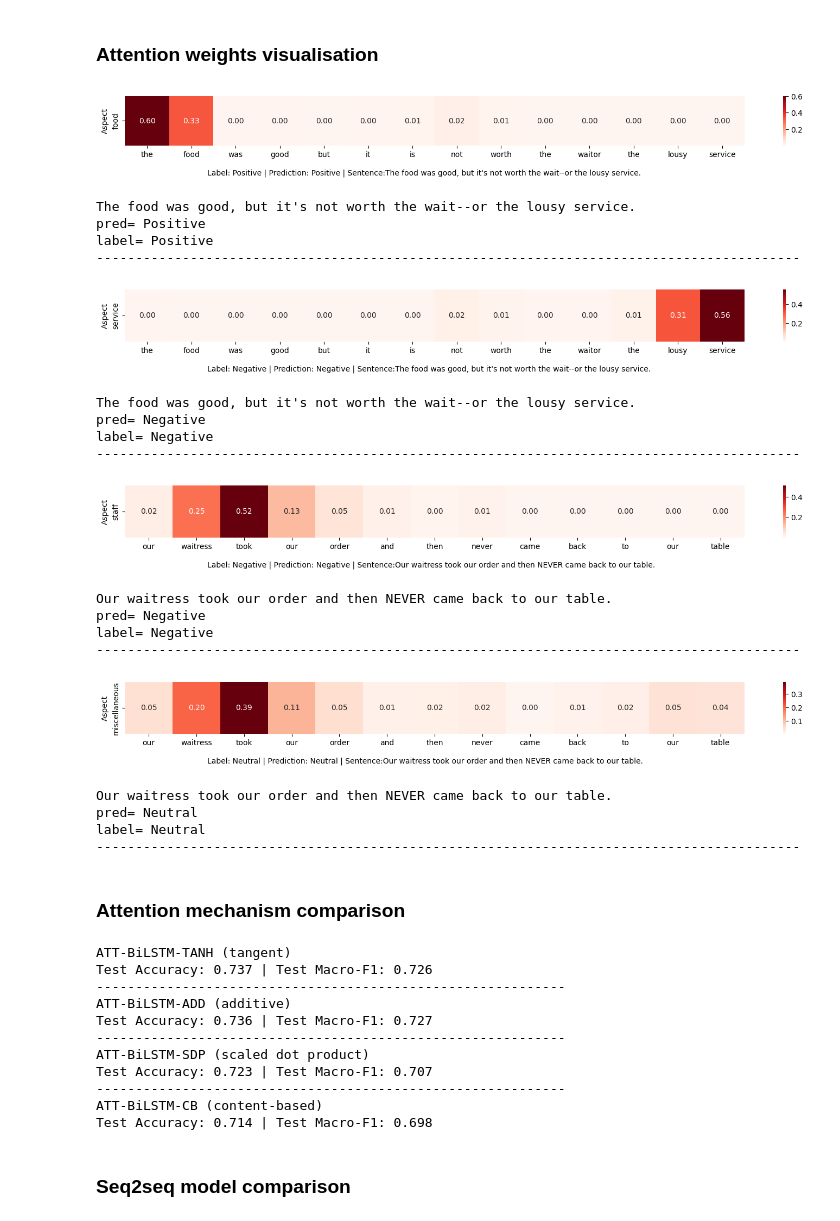
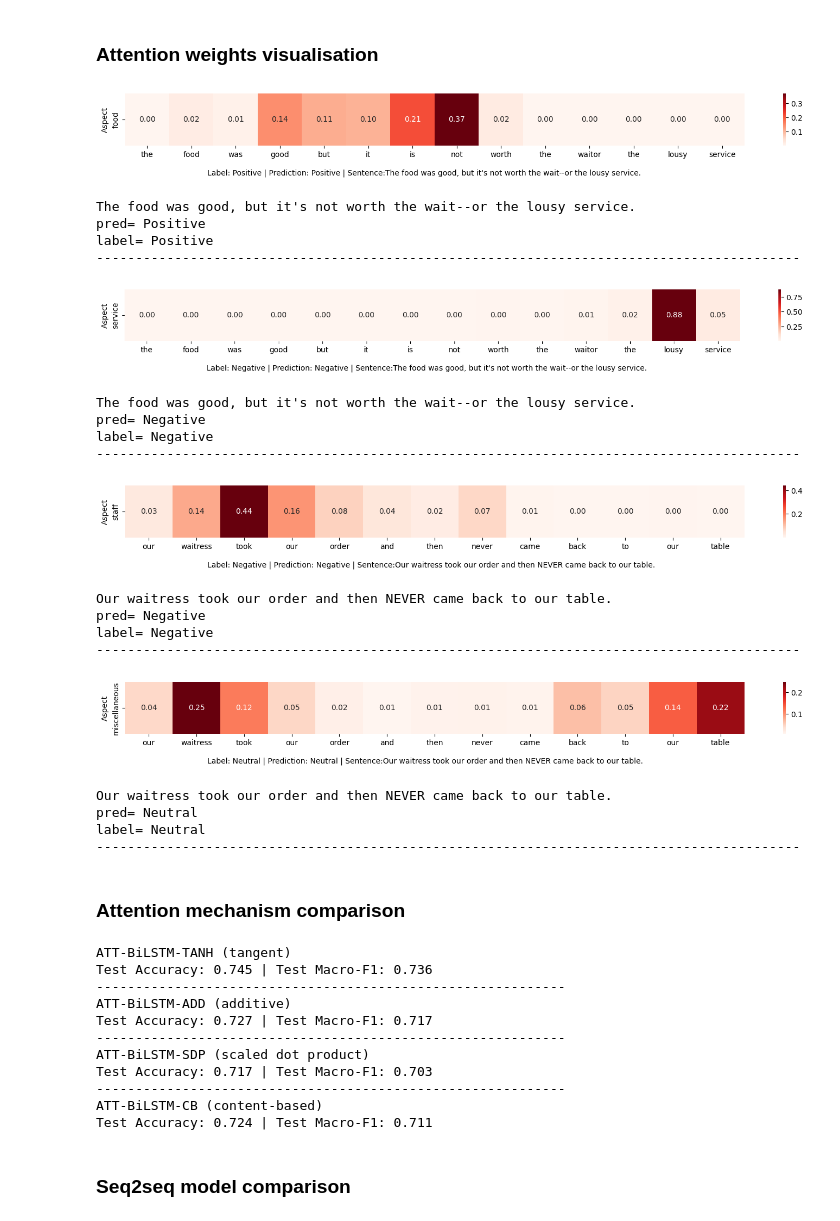
Before and after one commit to milanaveed/cits4012_project, a Jupyter notebook: 4012_v1.ipynb, the cells around one changed output. Cells and saved outputs as stored; diff of their text form; code cells hidden in the pictures.

```diff
--- a/4012_v1.ipynb
+++ b/4012_v1.ipynb
@@ -2798,7 +2798,7 @@ def generate_plot(index, sentence, aspect, attention_weights, text):
         fontsize=10,
     )
     save_fig(
-        f"visualise_weights_{index}",
+        f"weights_{index}",
         tight_layout=True,
         bbox_inches="tight",
         pad_inches=0.05,
@@ -2830,49 +2830,49 @@ def visualize_attention(df, index, attention_weights, predictions, labels):
 all_predictions = []
 all_labels = []
 
 model3.eval()
 with torch.no_grad():
     data_iter = iter(test_loader2)
     batch_sentences, batch_aspects, labels = next(data_iter)
 
     for target_index in list(range(16)):
 
         sentences = batch_sentences[target_index].unsqueeze(0).to(device)
         aspects = batch_aspects[target_index].unsqueeze(0).to(device)
 
         # Get the attention weight from the model
         outputs, attention_weights = model3(sentences, aspects)
         _, predicted = torch.max(outputs, 1)
         all_predictions.extend(predicted.cpu().numpy())
         all_labels.extend(labels.cpu().numpy())
 
         index_to_label = {0: "Neutral", 1: "Positive", 2: "Negative"}
 
         # visualize_attention(
         #     test_df, target_index, attention_weights, all_predictions, all_labels
         # )
 
         if target_index in list([2, 3, 10, 11]):
             visualize_attention(
                 test_df, target_index, attention_weights, all_predictions, all_labels
             )
 # %% [output]
-[figure, old version]
+[figure, new version]
 The food was good, but it's not worth the wait--or the lousy service.
 pred= Positive
 label= Positive
 ------------------------------------------------------------------------------------------
-[figure, old version]
+[figure, new version]
 The food was good, but it's not worth the wait--or the lousy service.
 pred= Negative
 label= Negative
 ------------------------------------------------------------------------------------------
-[figure, old version]
+[figure, new version]
 Our waitress took our order and then NEVER came back to our table.
 pred= Negative
 label= Negative
 ------------------------------------------------------------------------------------------
-[figure, old version]
+[figure, new version]
 Our waitress took our order and then NEVER came back to our table.
 pred= Neutral
 label= Neutral
@@ -2888,7 +2888,7 @@ hidden_dim = 128
 output_dim = 3
 num_layers = 2
 dropout_p = 0.2
-num_epochs = 30
+num_epochs = 20
 
 
 device = torch.device("cuda" if torch.cuda.is_available() else "cpu")
@@ -3023,16 +3023,16 @@ print(f"ATT-BiLSTM-CB (content-based) \nTest Accuracy: {
       accuracy_content_based:.3f} | Test Macro-F1: {f1_content_based:.3f}")
 # %% [output]
 ATT-BiLSTM-TANH (tangent)
-Test Accuracy: 0.737 | Test Macro-F1: 0.726
+Test Accuracy: 0.745 | Test Macro-F1: 0.736
 ------------------------------------------------------------
 ATT-BiLSTM-ADD (additive)
-Test Accuracy: 0.736 | Test Macro-F1: 0.727
+Test Accuracy: 0.727 | Test Macro-F1: 0.717
 ------------------------------------------------------------
 ATT-BiLSTM-SDP (scaled dot product)
-Test Accuracy: 0.723 | Test Macro-F1: 0.707
+Test Accuracy: 0.717 | Test Macro-F1: 0.703
 ------------------------------------------------------------
 ATT-BiLSTM-CB (content-based)
-Test Accuracy: 0.714 | Test Macro-F1: 0.698
+Test Accuracy: 0.724 | Test Macro-F1: 0.711
 # %% [markdown]
 ### Seq2seq model comparison
 # %%
```
Also changed, not shown: parts of 1 cell of this notebook, 4 other files.
